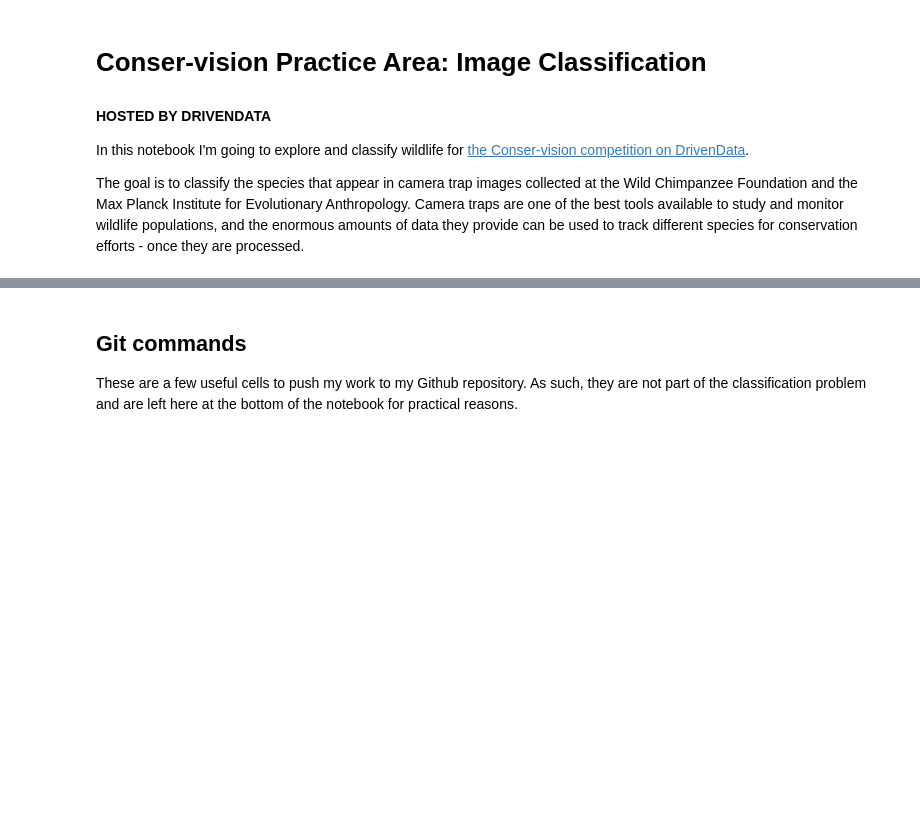
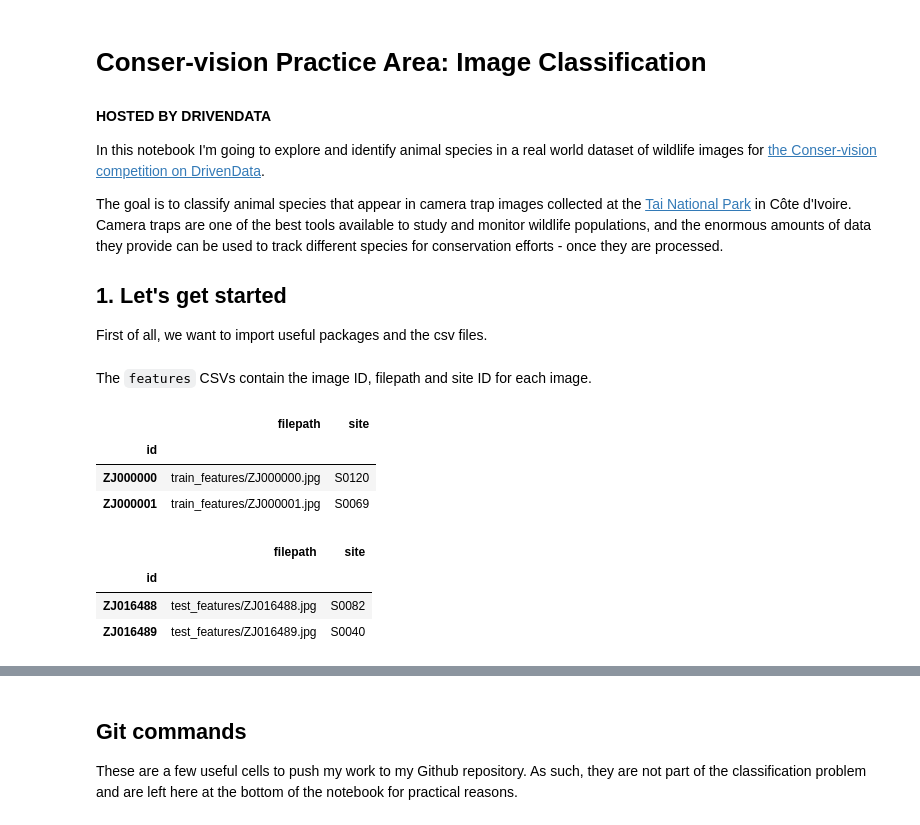
Before and after one commit to RosCarraro/Conser-vision, a Jupyter notebook: Conser-vision_classification.ipynb, the cells around one changed output, grey strips where cells are left out. Cells and saved outputs as stored; diff of their text form; code cells hidden in the pictures; blank space fills up the shorter version.

```diff
--- a/Conser-vision_classification.ipynb
+++ b/Conser-vision_classification.ipynb
@@ -1,6 +1,9 @@
 # %% [markdown]
 # Conser-vision Practice Area: Image Classification
 #### HOSTED BY DRIVENDATA
-In this notebook I'm going to explore and classify wildlife for [the Conser-vision competition on DrivenData](https://www.drivendata.org/competitions/87/competition-image-classification-wildlife-conservation/page/409/).
+In this notebook I'm going to explore and identify animal species in a real world dataset of wildlife images for [the Conser-vision competition on DrivenData](https://www.drivendata.org/competitions/87/competition-image-classification-wildlife-conservation/page/409/).
 
-The goal is to classify the species that appear in camera trap images collected at the Wild Chimpanzee Foundation and the Max Planck Institute for Evolutionary Anthropology. Camera traps are one of the best tools available to study and monitor wildlife populations, and the enormous amounts of data they provide can be used to track different species for conservation efforts - once they are processed.
+The goal is to classify animal species that appear in camera trap images collected at the [Tai National Park](https://en.wikipedia.org/wiki/Ta%C3%AF_National_Park) in Côte d'Ivoire. Camera traps are one of the best tools available to study and monitor wildlife populations, and the enormous amounts of data they provide can be used to track different species for conservation efforts - once they are processed.
+
+## 1. Let's get started
+First of all, we want to import useful packages and the csv files.
@@ -6,0 +23,16 @@ The goal is to classify the species that appear in camera trap images collected
+# %% [markdown]
+The `features` CSVs contain the image ID, filepath and site ID for each image.
+# %%
+train_features.head(2)
+# %% [output]
+|  | filepath | site |
+| id |  |  |
+| ZJ000000 | train_features/ZJ000000.jpg | S0120 |
+| ZJ000001 | train_features/ZJ000001.jpg | S0069 |
+# %%
+test_features.head(2)
+# %% [output]
+|  | filepath | site |
+| id |  |  |
+| ZJ016488 | test_features/ZJ016488.jpg | S0082 |
+| ZJ016489 | test_features/ZJ016489.jpg | S0040 |
```
Also changed, not shown: parts of 19 cells of this notebook.
